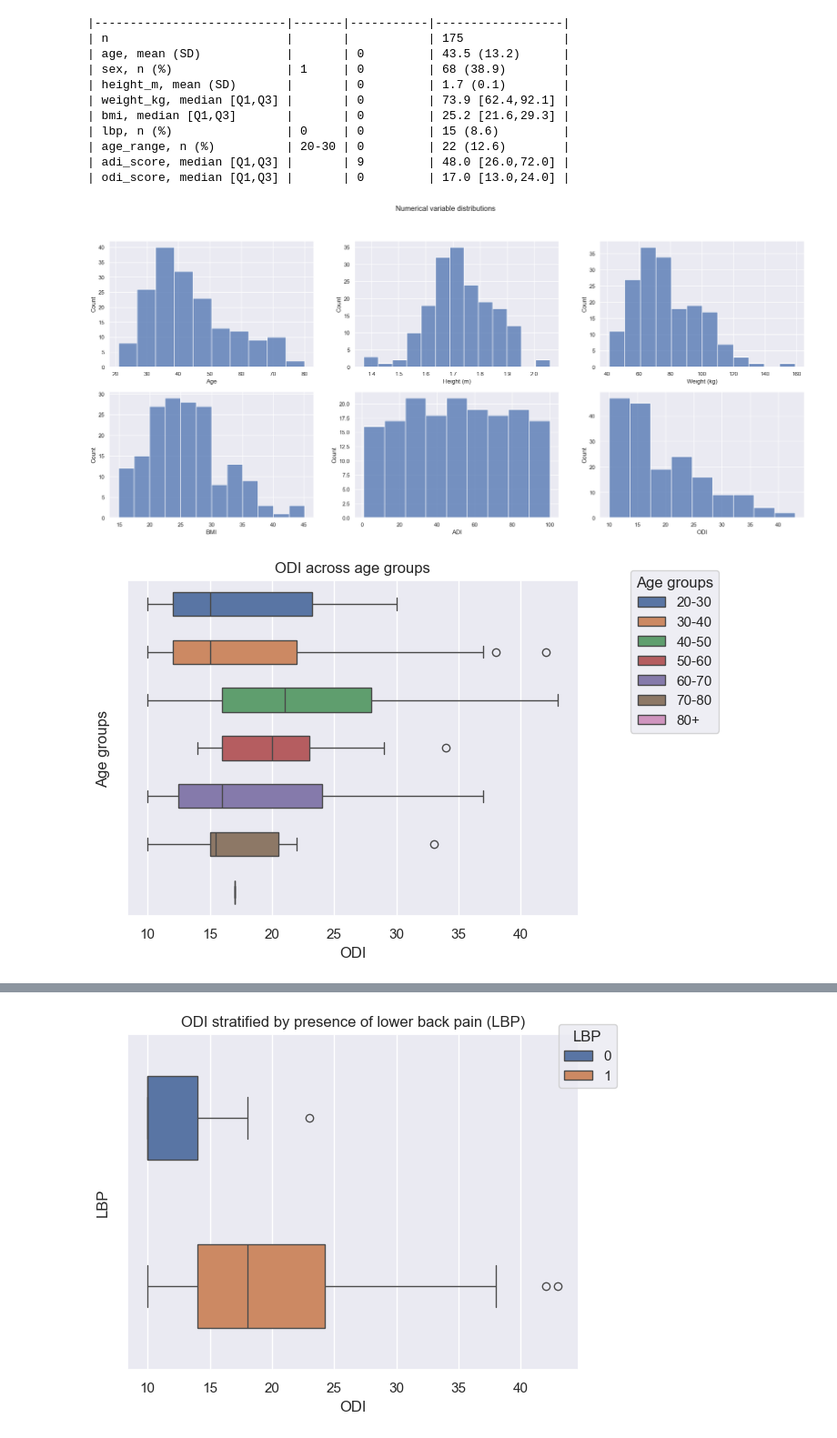
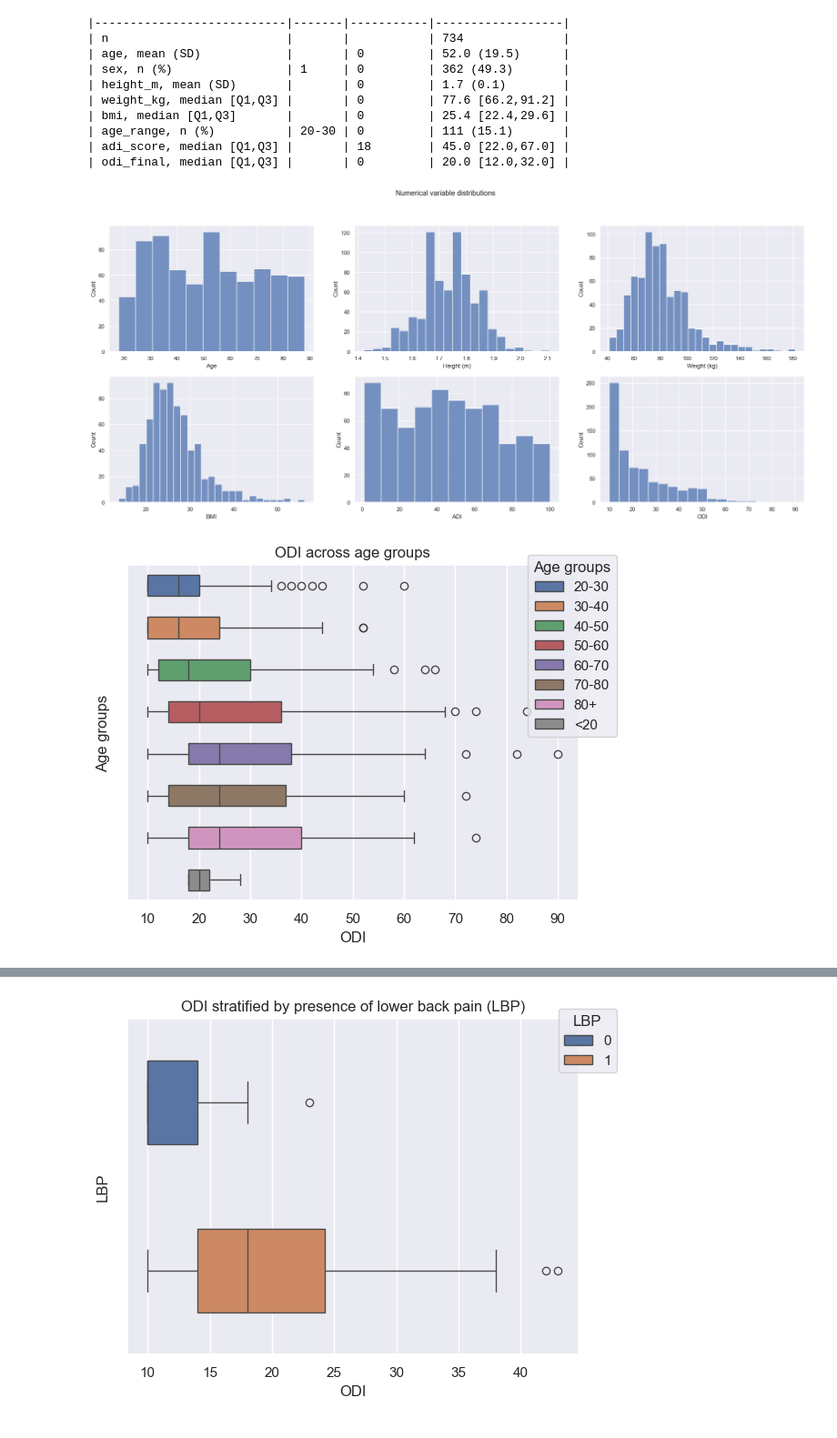
Before and after one commit to evanyfyip/vm-spinal-risk, a Jupyter notebook: vm-spinal-risk/notebooks/normative_odi_eda.ipynb, the cells around one changed output, grey strips where cells are left out. Shown at 91% size. Saved outputs shown, nothing was run; the diff lists cells and outputs as text; code cells hidden in the pictures.

Commit message:
Adding final processed risk data

```diff
--- a/vm-spinal-risk/notebooks/normative_odi_eda.ipynb
+++ b/vm-spinal-risk/notebooks/normative_odi_eda.ipynb
@@ -17,11 +17,14 @@ os.chdir("/Users/evan/Documents/School/MSDS/msds-capstone/vm-spinal-risk/vm-spin
 from utilities import data_processing as dp_utils
 from utilities import eda_tools as eda_utils
 # %%
-odi_df = pd.read_csv('./data/normative_odi_processed.csv')
+odi_df = pd.read_csv('./data/all_risk_processed.csv')
 odi_df = odi_df.rename(columns={'ADI_NATRANK':'adi_score'})
+# %%
+# Removing incomplete data
+odi_quality_df = odi_df[odi_df['risk_1_timestamp'] != '[not completed]']
 # %%
-odi_df = dp_utils.filter_df_by_attention_check(odi_df, 20, 26, 4, remove=False)
-odi_quality_df = odi_df[odi_df['pass_att_check'] == True]
+# odi_df = dp_utils.filter_df_by_attention_check(odi_df, 20, 26, 4, remove=False)
+# odi_quality_df = odi_df[odi_df['pass_att_check'] == True]
 
 adi_scores = odi_quality_df.copy().adi_score
 odi_quality_df['adi_score'] = pd.to_numeric(adi_scores, errors='coerce')
@@ -70,15 +87,14 @@ columns = [
        'height_m',
        'weight_kg',
        'bmi',
-       'lbp',
        # 'how_physically_demanding_i',
        # 'have_you_ever_experienced',
        # 'how_have_you_addressed_add',
        'age_range',
        'adi_score',
-       'odi_score',]
-nonnormal = ['odi_score', 'weight_kg', 'bmi', 'adi_score']
-categorical = ['age_range', 'sex', 'lbp']
+       'odi_final',]
+nonnormal = ['odi_final', 'weight_kg', 'bmi', 'adi_score']
+categorical = ['age_range', 'sex']
 mytable = TableOne(odi_quality_df, columns=columns, categorical=categorical, nonnormal=nonnormal)
 
 mytable
@@ -86,16 +102,15 @@ mytable
 print(mytable.tabulate(tablefmt="github"))
 # %% [output]
 |---------------------------|-------|-----------|------------------|
-| n                         |       |           | 175              |
-| age, mean (SD)            |       | 0         | 43.5 (13.2)      |
-| sex, n (%)                | 1     | 0         | 68 (38.9)        |
+| n                         |       |           | 734              |
+| age, mean (SD)            |       | 0         | 52.0 (19.5)      |
+| sex, n (%)                | 1     | 0         | 362 (49.3)       |
 | height_m, mean (SD)       |       | 0         | 1.7 (0.1)        |
-| weight_kg, median [Q1,Q3] |       | 0         | 73.9 [62.4,92.1] |
-| bmi, median [Q1,Q3]       |       | 0         | 25.2 [21.6,29.3] |
-| lbp, n (%)                | 0     | 0         | 15 (8.6)         |
-| age_range, n (%)          | 20-30 | 0         | 22 (12.6)        |
-| adi_score, median [Q1,Q3] |       | 9         | 48.0 [26.0,72.0] |
-| odi_score, median [Q1,Q3] |       | 0         | 17.0 [13.0,24.0] |
+| weight_kg, median [Q1,Q3] |       | 0         | 77.6 [66.2,91.2] |
+| bmi, median [Q1,Q3]       |       | 0         | 25.4 [22.4,29.6] |
+| age_range, n (%)          | 20-30 | 0         | 111 (15.1)       |
+| adi_score, median [Q1,Q3] |       | 18        | 45.0 [22.0,67.0] |
+| odi_final, median [Q1,Q3] |       | 0         | 20.0 [12.0,32.0] |
 # %%
 fig, ((ax1, ax2, ax3), (ax4, ax5, ax6)) = plt.subplots(nrows=2, ncols=3, figsize=(25, 10))
 axes = [ax1, ax2, ax3, ax4, ax5, ax6]
@@ -105,7 +120,7 @@ sns.histplot(odi_quality_df['height_m'], ax=axes[1])
 sns.histplot(odi_quality_df['weight_kg'], ax=axes[2])
 sns.histplot(odi_quality_df['bmi'], ax=axes[3])
 sns.histplot(odi_quality_df['adi_score'], ax=axes[4])
-sns.histplot(odi_quality_df['odi_score'], ax=axes[5])
+sns.histplot(odi_quality_df['odi_final'], ax=axes[5])
 plt.suptitle("Numerical variable distributions")
 axes[0].set_xlabel("Age")
 axes[1].set_xlabel("Height (m)")
@@ -115,14 +130,14 @@ axes[4].set_xlabel("ADI")
 axes[5].set_xlabel("ODI")
 plt.show()
 # %% [output]
-[figure, old version]
+[figure, new version]
 # %%
-sns.boxplot(odi_quality_df.sort_values('age_range'), x='odi_score', hue='age_range', width=1, gap=0.5)
+sns.boxplot(odi_quality_df.sort_values('age_range'), x='odi_final', hue='age_range', width=1, gap=0.5)
 plt.title("ODI across age groups")
 plt.legend(title="Age groups", bbox_to_anchor=(1.1, 1.05))
 plt.ylabel("Age groups")
 plt.xlabel("ODI")
 plt.show()
 # %% [output]
-[figure, old version]
+[figure, new version]
 # %%
```
Also changed, not shown: parts of 9 cells of this notebook, 4 other files.
